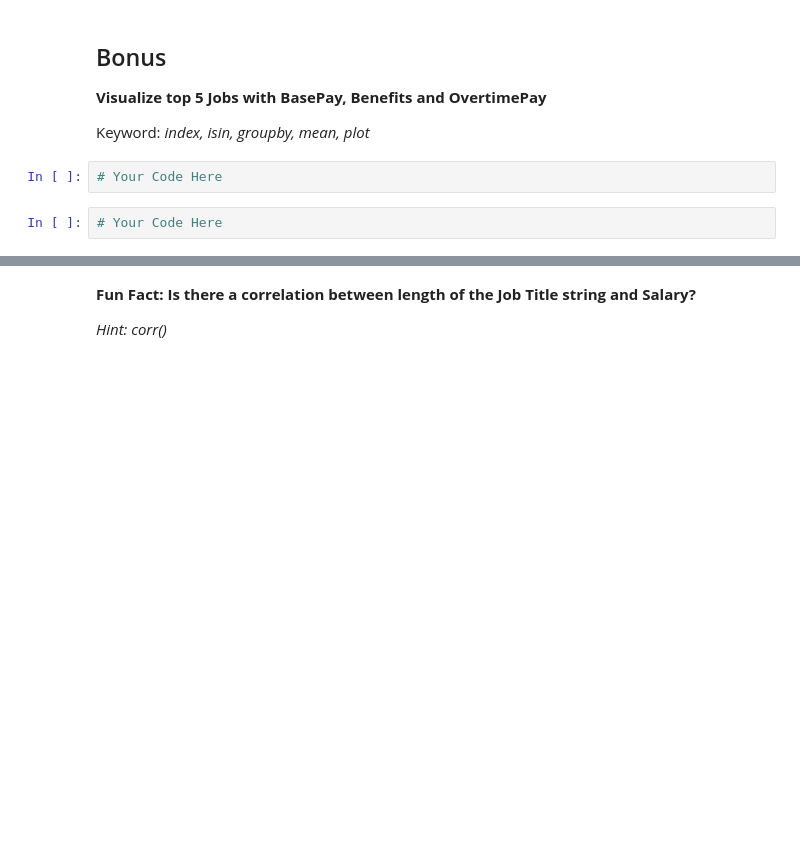
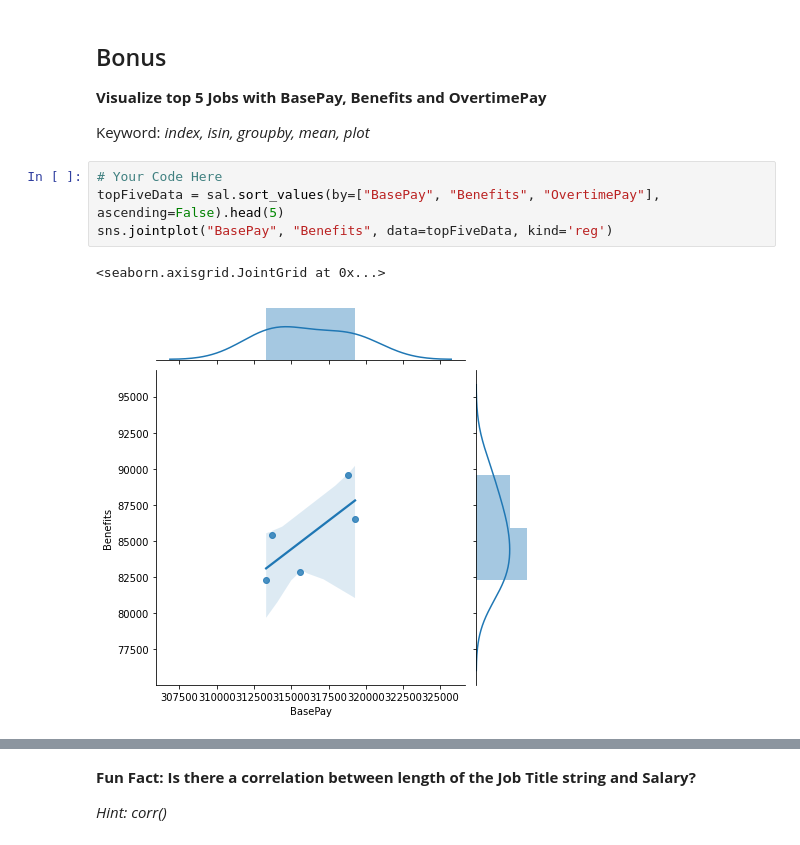
Before and after one commit to vutung3196/DevC-Challenge-Data-Science, a Jupyter notebook: Week_2_Assignment_Tung_Vu.ipynb, the cells around one changed output, grey strips where cells are left out. Drawn from its saved outputs; the diff is of its cells as text; blank space fills up the shorter version.

```diff
--- a/Week_2_Assignment_Tung_Vu.ipynb
+++ b/Week_2_Assignment_Tung_Vu.ipynb
@@ -134,7 +254,10 @@ sns.distplot(sal[sal["Year"] == 2011]["BasePay"], bins = 30);
 **Visualize top 5 Jobs with BasePay, Benefits and OvertimePay**
 
 Keyword: *index, isin, groupby, mean, plot*
-# %%
-# Your Code Here
-# %%
-# Your Code Here
+# %%
+# Your Code Here
+topFiveData = sal.sort_values(by=["BasePay", "Benefits", "OvertimePay"], ascending=False).head(5)
+sns.jointplot("BasePay", "Benefits", data=topFiveData, kind='reg')
+# %% [output]
+<seaborn.axisgrid.JointGrid at 0x...>
+[figure, added]
```
Also changed, not shown: parts of 36 cells of this notebook.
